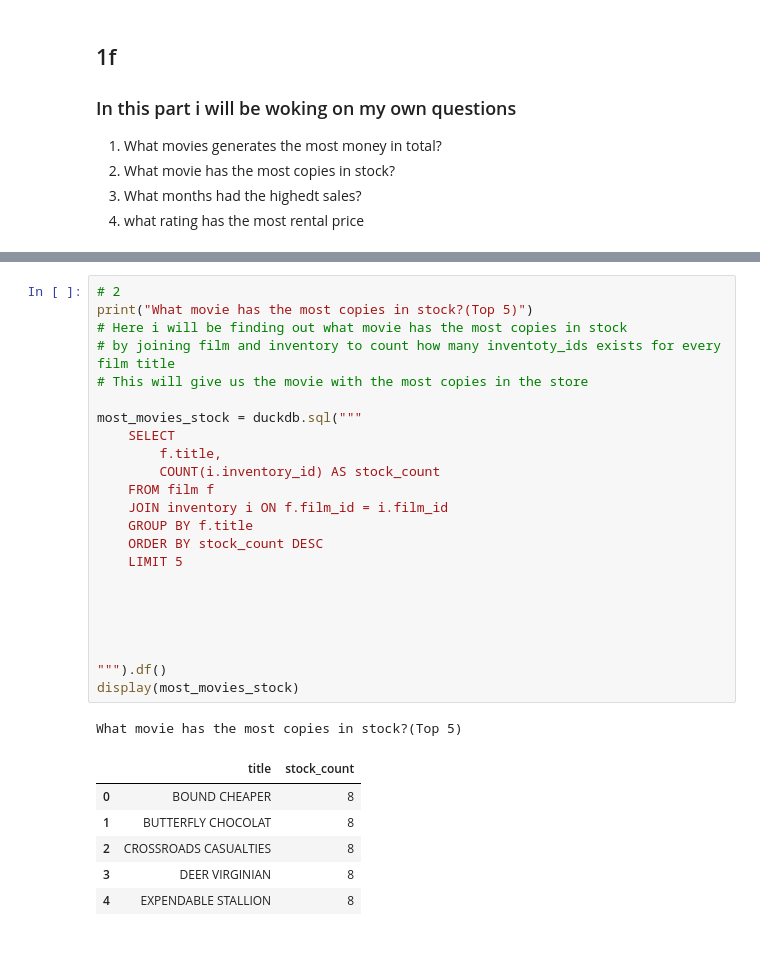
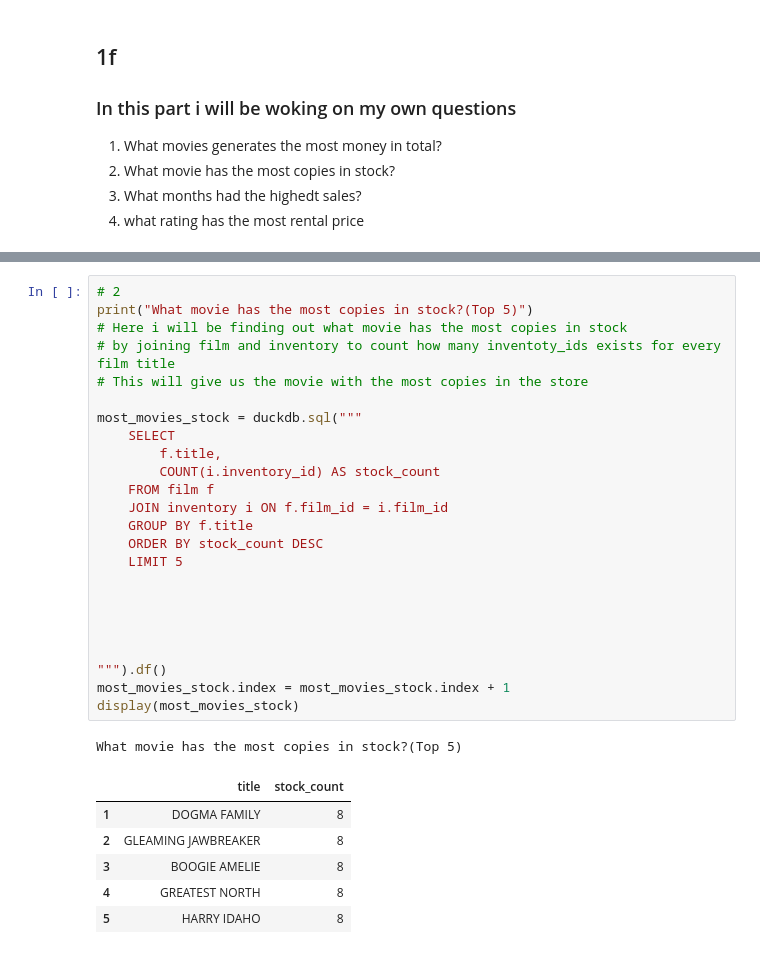
Before and after one commit to DataHub2/sql-lab-zakaria-DE25, a Jupyter notebook: notebook/eda.ipynb, the cells around one changed output, grey strips where cells are left out. Cells and saved outputs as stored; diff of their text form.

```diff
--- a/notebook/eda.ipynb
+++ b/notebook/eda.ipynb
@@ -254,34 +261,35 @@ What movies generates the most money in total?(Top 5)
 # %%
 # 2
 print("What movie has the most copies in stock?(Top 5)")
 # Here i will be finding out what movie has the most copies in stock
 # by joining film and inventory to count how many inventoty_ids exists for every film title
 # This will give us the movie with the most copies in the store
 
 most_movies_stock = duckdb.sql("""
     SELECT
         f.title,
         COUNT(i.inventory_id) AS stock_count
     FROM film f
     JOIN inventory i ON f.film_id = i.film_id
     GROUP BY f.title
     ORDER BY stock_count DESC
     LIMIT 5
 
 
 
 
 
 """).df()
+most_movies_stock.index = most_movies_stock.index + 1
 display(most_movies_stock)
 # %% [output]
 What movie has the most copies in stock?(Top 5)
 |  | title | stock_count |
-| 0 | BOUND CHEAPER | 8 |
-| 1 | BUTTERFLY CHOCOLAT | 8 |
-| 2 | CROSSROADS CASUALTIES | 8 |
-| 3 | DEER VIRGINIAN | 8 |
-| 4 | EXPENDABLE STALLION | 8 |
+| 1 | DOGMA FAMILY | 8 |
+| 2 | GLEAMING JAWBREAKER | 8 |
+| 3 | BOOGIE AMELIE | 8 |
+| 4 | GREATEST NORTH | 8 |
+| 5 | HARRY IDAHO | 8 |
 # %%
 #3
 print("What months had the highest sales?")
```
Also changed, not shown: parts of 9 cells of this notebook.
